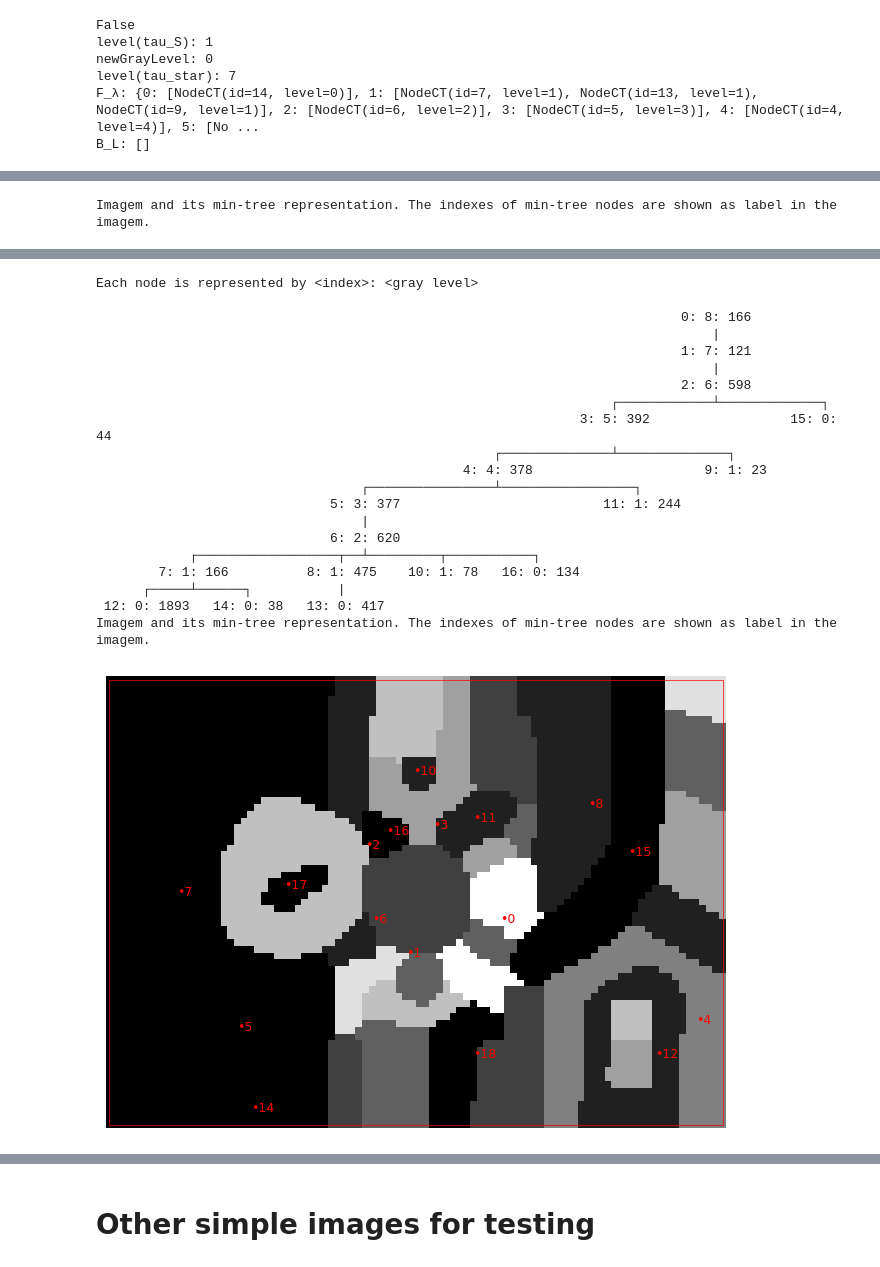
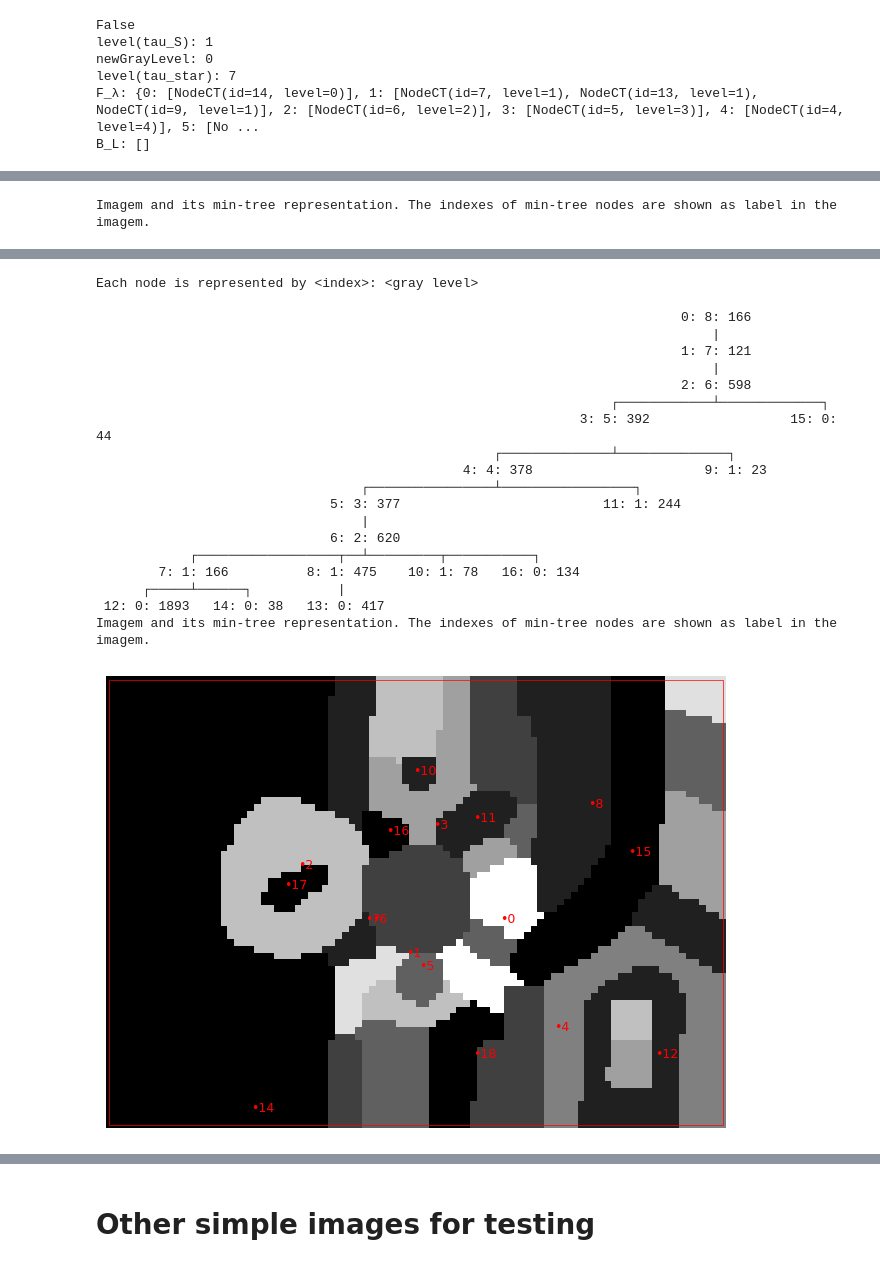
Before and after one commit to wonderalexandre/MorphoTreeAdjust, a Jupyter notebook: morphoTreeAdjust/morphoTreeAdjust_example_subtree.ipynb, the cells around one changed output, grey strips where cells are left out. Saved outputs shown, nothing was run; the diff lists cells and outputs as text; code cells hidden in the pictures.

```diff
--- a/morphoTreeAdjust/morphoTreeAdjust_example_subtree.ipynb
+++ b/morphoTreeAdjust/morphoTreeAdjust_example_subtree.ipynb
@@ -415,33 +428,33 @@ Each node is represented by <index>: <gray level>
      |           ┌─────┴─────┐
  23: 8: 96   21: 7: 68   24: 8: 70
 # %%
-mintree_ok = mta.ComponentTree(img_g_vector_mintree, num_rows, num_cols, False, 1.5)
+mintree_ok = mta.ComponentTree(img_g_vector_maxtree, num_rows, num_cols, False, 1.5)
 showTree(mintree_ok)
 showTree(mintree)
 # %% [output]
 Imagem and its min-tree representation. The indexes of min-tree nodes are shown as label in the imagem.
 [figure]
 Each node is represented by <index>: <gray level>
 
                                                                            0: 8: 166
                                                                                |
                                                                            1: 7: 121
                                                                                |
                                                                            2: 6: 598
                                                                   ┌────────────┴─────────────┐
                                                               3: 5: 392                  15: 0: 44
                                                    ┌──────────────┴──────────────┐
                                                4: 4: 378                      9: 1: 23
                                   ┌────────────────┴─────────────────┐
                               5: 3: 377                          11: 1: 244
                                   |
                               6: 2: 620
             ┌──────────────────┬──┴─────────┬───────────┐
         7: 1: 166          8: 1: 475    10: 1: 78   16: 0: 134
       ┌─────┴──────┐           |
  12: 0: 1893   14: 0: 38   13: 0: 417
 Imagem and its min-tree representation. The indexes of min-tree nodes are shown as label in the imagem.
-[figure, old version]
+[figure, new version]
 Each node is represented by <index>: <gray level>
 
               0: 8: 166
```
Also changed, not shown: parts of 6 cells of this notebook, 22 other files.
